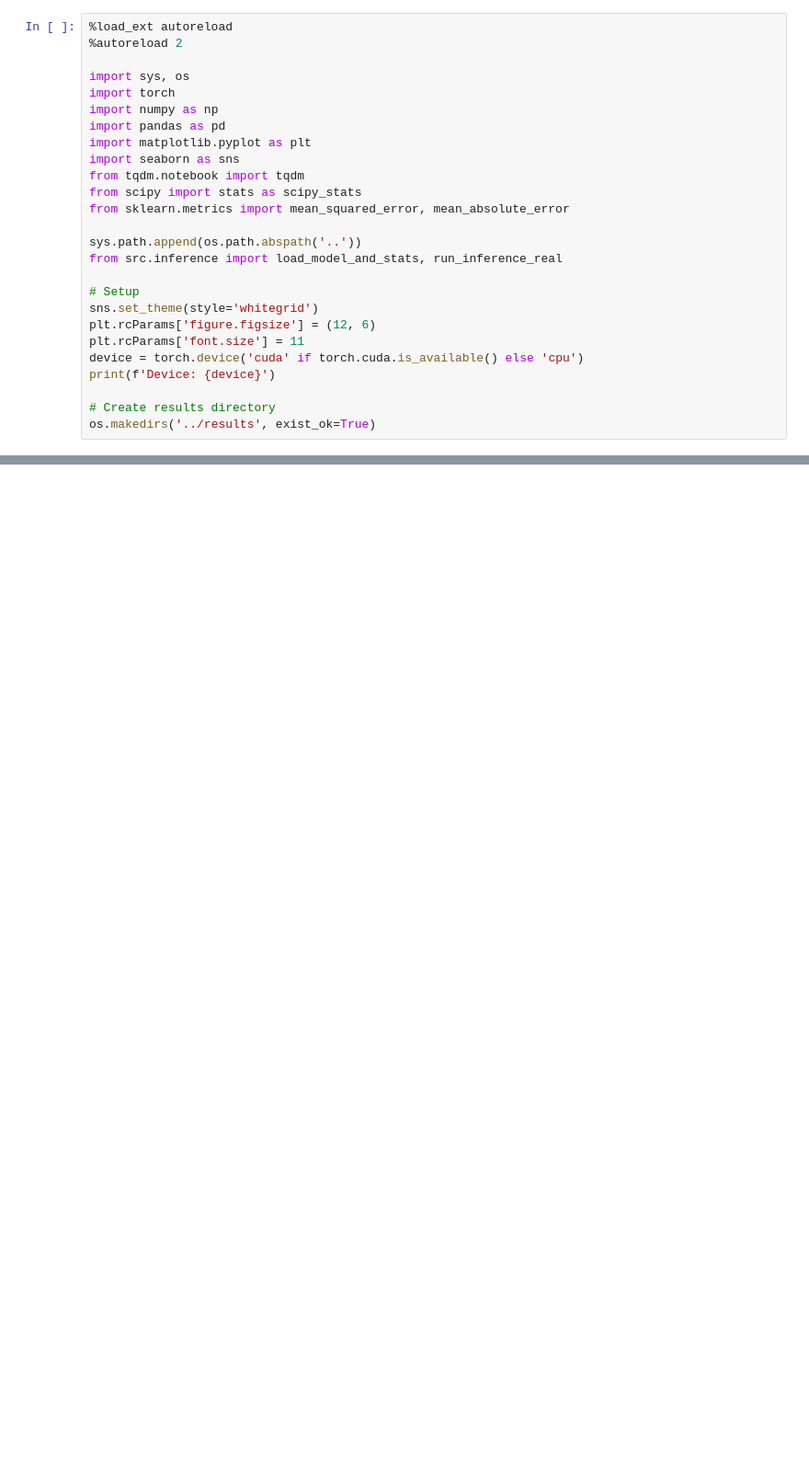
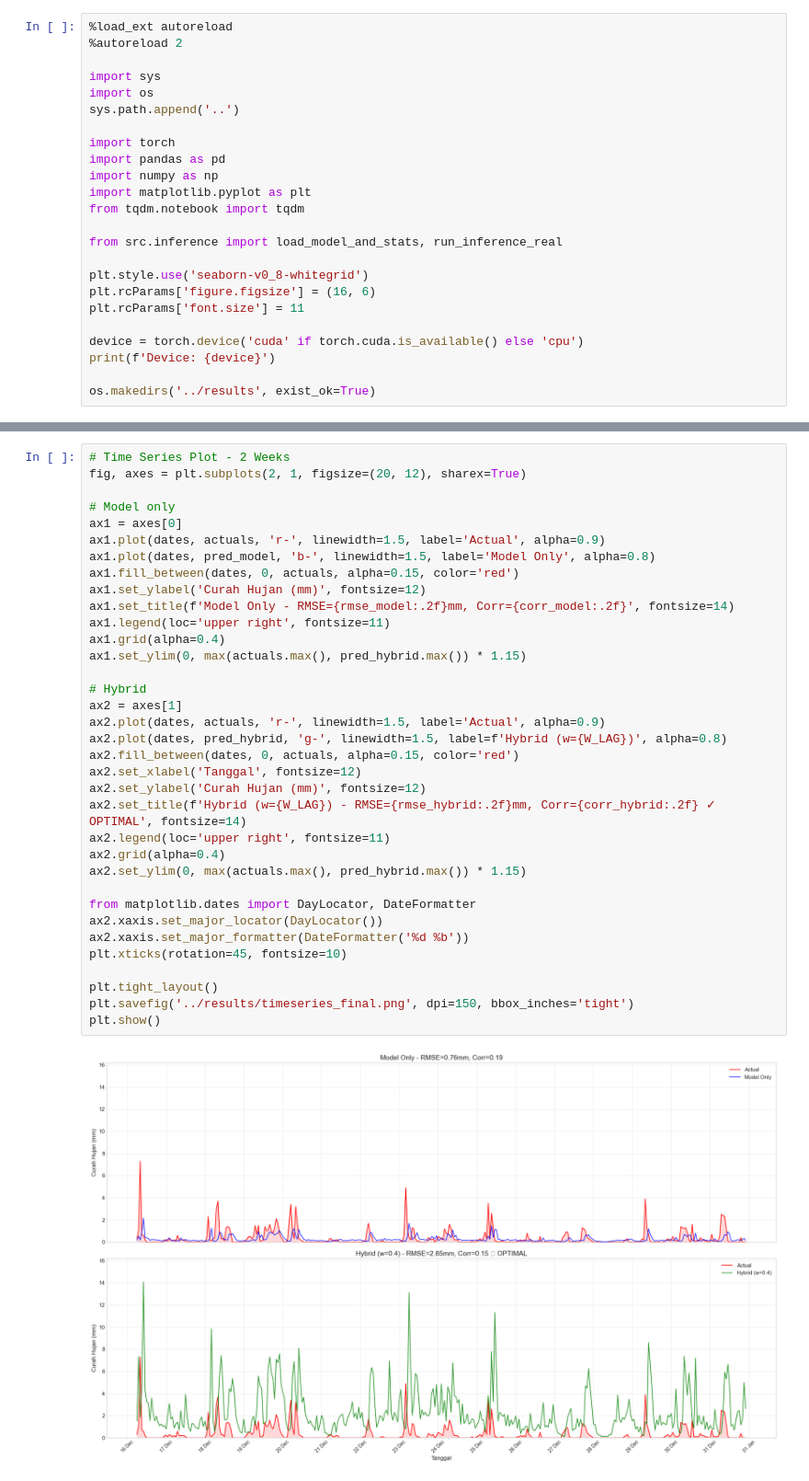
Before and after one commit to Vanszs/Skripsi_Badai, a Jupyter notebook: notebooks/thesis_analysis.ipynb, the cells around one changed output, grey strips where cells are left out. Shown at 92% size. Saved outputs shown, nothing was run; the diff lists cells and outputs as text; blank space fills up the shorter version.

Commit message:
rmse 0.8 output 1

```diff
--- a/notebooks/thesis_analysis.ipynb
+++ b/notebooks/thesis_analysis.ipynb
@@ -11,26 +18,24 @@
 %load_ext autoreload
 %autoreload 2
 
-import sys, os
+import sys
+import os
+sys.path.append('..')
+
 import torch
+import pandas as pd
 import numpy as np
-import pandas as pd
 import matplotlib.pyplot as plt
-import seaborn as sns
 from tqdm.notebook import tqdm
-from scipy import stats as scipy_stats
-from sklearn.metrics import mean_squared_error, mean_absolute_error
 
-sys.path.append(os.path.abspath('..'))
 from src.inference import load_model_and_stats, run_inference_real
 
-# Setup
-sns.set_theme(style='whitegrid')
-plt.rcParams['figure.figsize'] = (12, 6)
+plt.style.use('seaborn-v0_8-whitegrid')
+plt.rcParams['figure.figsize'] = (16, 6)
 plt.rcParams['font.size'] = 11
+
 device = torch.device('cuda' if torch.cuda.is_available() else 'cpu')
 print(f'Device: {device}')
 
-# Create results directory
 os.makedirs('../results', exist_ok=True)
 # %% [output]
@@ -418,0 +199,37 @@ RINGKASAN HASIL EVALUASI UNTUK THESIS
+# %%
+# Time Series Plot - 2 Weeks
+fig, axes = plt.subplots(2, 1, figsize=(20, 12), sharex=True)
+
+# Model only
+ax1 = axes[0]
+ax1.plot(dates, actuals, 'r-', linewidth=1.5, label='Actual', alpha=0.9)
+ax1.plot(dates, pred_model, 'b-', linewidth=1.5, label='Model Only', alpha=0.8)
+ax1.fill_between(dates, 0, actuals, alpha=0.15, color='red')
+ax1.set_ylabel('Curah Hujan (mm)', fontsize=12)
+ax1.set_title(f'Model Only - RMSE={rmse_model:.2f}mm, Corr={corr_model:.2f}', fontsize=14)
+ax1.legend(loc='upper right', fontsize=11)
+ax1.grid(alpha=0.4)
+ax1.set_ylim(0, max(actuals.max(), pred_hybrid.max()) * 1.15)
+
+# Hybrid
+ax2 = axes[1]
+ax2.plot(dates, actuals, 'r-', linewidth=1.5, label='Actual', alpha=0.9)
+ax2.plot(dates, pred_hybrid, 'g-', linewidth=1.5, label=f'Hybrid (w={W_LAG})', alpha=0.8)
+ax2.fill_between(dates, 0, actuals, alpha=0.15, color='red')
+ax2.set_xlabel('Tanggal', fontsize=12)
+ax2.set_ylabel('Curah Hujan (mm)', fontsize=12)
+ax2.set_title(f'Hybrid (w={W_LAG}) - RMSE={rmse_hybrid:.2f}mm, Corr={corr_hybrid:.2f} ✓ OPTIMAL', fontsize=14)
+ax2.legend(loc='upper right', fontsize=11)
+ax2.grid(alpha=0.4)
+ax2.set_ylim(0, max(actuals.max(), pred_hybrid.max()) * 1.15)
+
+from matplotlib.dates import DayLocator, DateFormatter
+ax2.xaxis.set_major_locator(DayLocator())
+ax2.xaxis.set_major_formatter(DateFormatter('%d %b'))
+plt.xticks(rotation=45, fontsize=10)
+
+plt.tight_layout()
+plt.savefig('../results/timeseries_final.png', dpi=150, bbox_inches='tight')
+plt.show()
+# %% [output]
+[figure, added]
```
Also changed, not shown: parts of 26 cells of this notebook, 32 other files.
